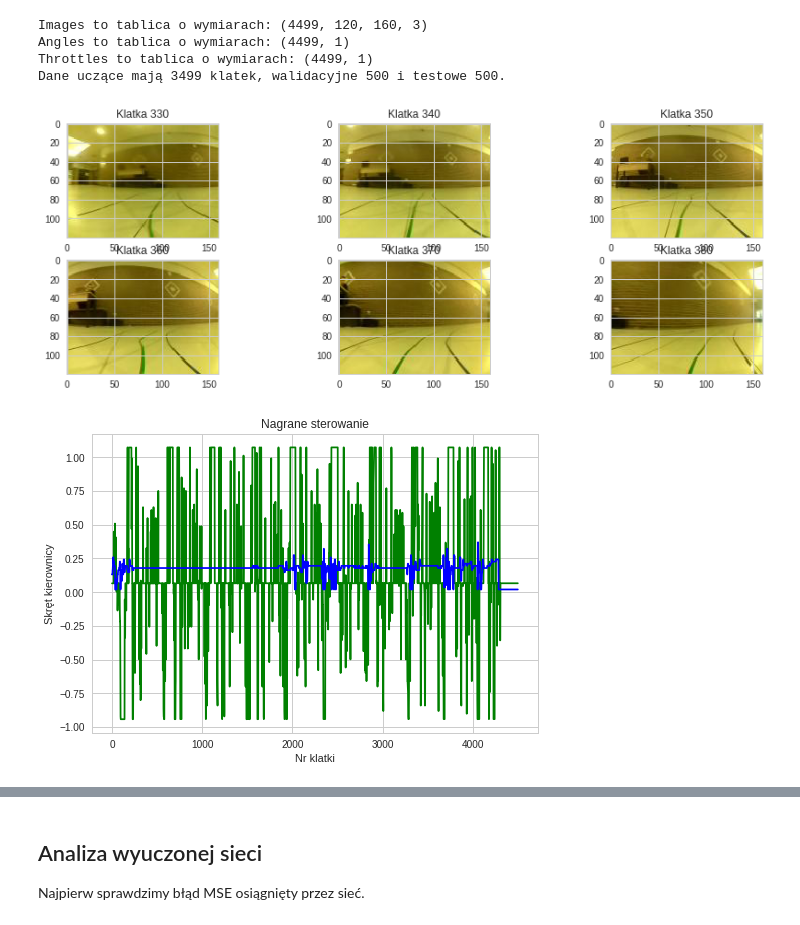
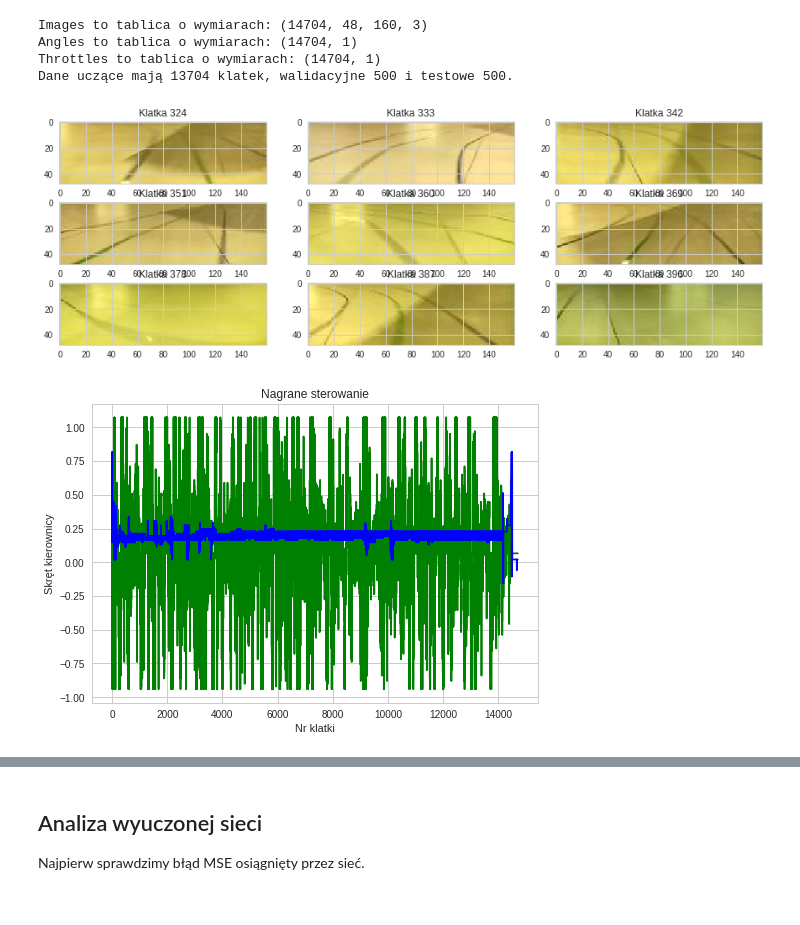
Before and after one commit to aprilis/donkey_lite, a Jupyter notebook: notebooks/train_model.ipynb, the cells around one changed output, grey strips where cells are left out. Cells and saved outputs as stored; diff of their text form; code cells hidden in the pictures.

```diff
--- a/notebooks/train_model.ipynb
+++ b/notebooks/train_model.ipynb
@@ -35,9 +33,9 @@ Using TensorFlow backend.
 # %%
 # Czytanie danych do pamięci
 records = []
-for archive_f in uploaded.keys():
+for archive_f in ['donkey/record2.zip', 'donkey/record3.zip']:
   with zipfile.ZipFile(archive_f) as archive:
-    for fileinfo in archive.filelist:
+    for fileinfo in tqdm(archive.filelist):
       filename = fileinfo.filename
       if not filename.endswith('.json') or filename.endswith('meta.json'):
         continue
@@ -55,6 +53,8 @@ records.sort(key=lambda x: x[0])
 images = np.array([r[1] for r in records], dtype='float32')
 angles = np.array([r[2] for r in records], dtype='float32')[:, None]
 throttles = np.array([r[3] for r in records], dtype='float32')[:, None]
+# %%
+images = images[:,2:,:,:]
 # %%
 print('Images to tablica o wymiarach:', images.shape)
 print('Angles to tablica o wymiarach:', angles.shape)
@@ -73,20 +73,21 @@ train_angles, valid_angles, test_angles = np.split(angles, [-1000, -500])
 print('Dane uczące mają %d klatek, walidacyjne %d i testowe %d.' %
       (train_images.shape[0], valid_images.shape[0], test_images.shape[0]))
 # %% [output]
-Images to tablica o wymiarach: (4499, 120, 160, 3)
-Angles to tablica o wymiarach: (4499, 1)
-Throttles to tablica o wymiarach: (4499, 1)
-Dane uczące mają 3499 klatek, walidacyjne 500 i testowe 500.
+Images to tablica o wymiarach: (14704, 48, 160, 3)
+Angles to tablica o wymiarach: (14704, 1)
+Throttles to tablica o wymiarach: (14704, 1)
+Dane uczące mają 13704 klatek, walidacyjne 500 i testowe 500.
 # %%
 # Wizualizacja danych
 
+k = 4
 plt.figure(figsize=(15, 5))
-for i, frame in enumerate(range(330, 390, 10)):
-  plt.subplot(2, 3, i + 1)
+for i, frame in enumerate(range(k*9*9, (k+1)*9*9, 9)):
+  plt.subplot(3, 3, i + 1)
   plt.imshow(images[frame])
   plt.title("Klatka %d" % (frame,))
 # %% [output]
-[figure, old version]
+[figure, new version]
 # %%
 plt.plot(angles, color='g', label='recorded steering')
 plt.plot(throttles, color='b', label='recorded steering')
@@ -95,5 +96,5 @@ plt.xlabel('Nr klatki')
 plt.ylabel('Skręt kierownicy')
 None
 # %% [output]
-[figure, old version]
+[figure, new version]
 # %%
```
Also changed, not shown: parts of 8 cells of this notebook.
